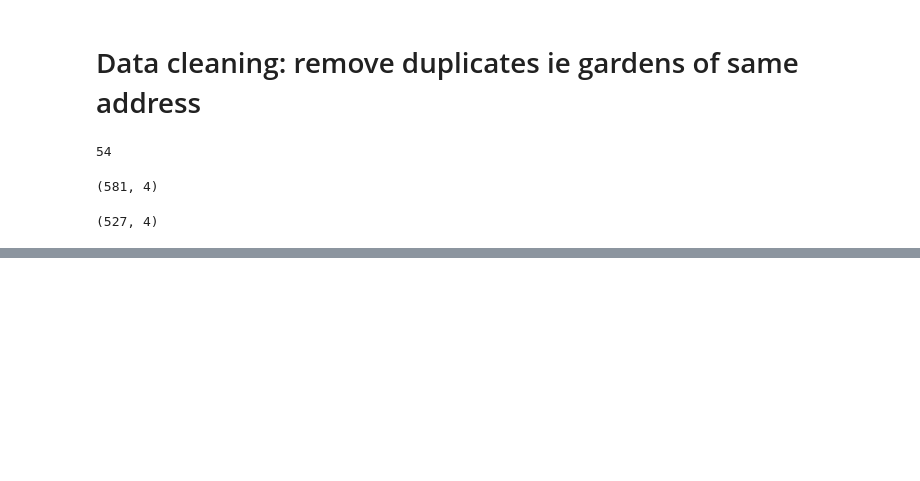
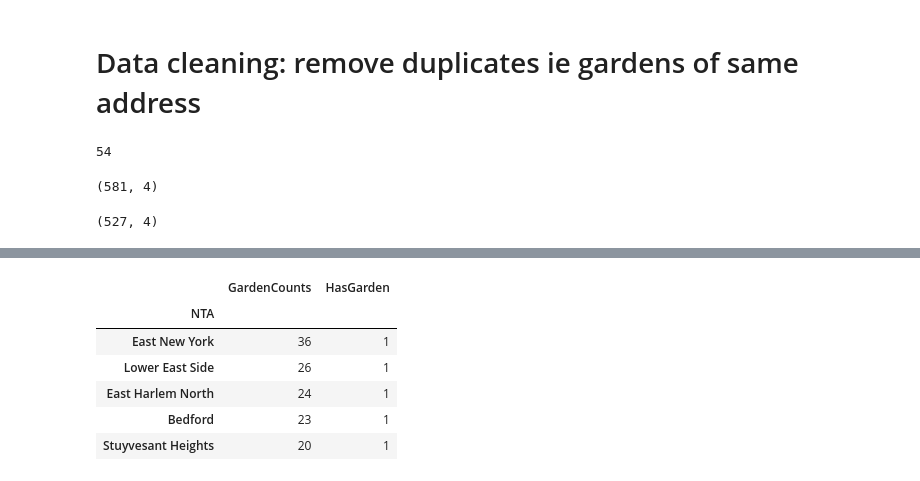
Before and after one commit to leonaisabelle/CUSP-ADS-Project, a Jupyter notebook: preprocessing_notebooks/NYC_Combining_Gardens.ipynb, the cells around one changed output, grey strips where cells are left out. Drawn from its saved outputs; the diff is of its cells as text; code cells hidden in the pictures; blank space fills up the shorter version.

Commit message:
Add binary column for gardens

```diff
--- a/preprocessing_notebooks/NYC_Combining_Gardens.ipynb
+++ b/preprocessing_notebooks/NYC_Combining_Gardens.ipynb
@@ -361,0 +369,4 @@ gardens_combined.to_csv('../data/NYC_Community_Gardens_combined.csv')
+# %%
+# garden stats, avg num of gardens=5.489583
+gardens = gardens_combined
+gardens['NTA'].value_counts().describe()
@@ -361,0 +403,3 @@ gardens_combined.to_csv('../data/NYC_Community_Gardens_combined.csv')
+# %%
+garden_counts = gardens.NTA.value_counts().rename_axis('NTA').to_frame('GardenCounts')
+garden_counts.head()
@@ -361,0 +414,11 @@ gardens_combined.to_csv('../data/NYC_Community_Gardens_combined.csv')
+# %%
+garden_counts['HasGarden'] = garden_counts.GardenCounts.apply(lambda x: 1 if x>0 else 0) # but actually every NTA that appears here has at least one garden
+garden_counts.head()
+# %% [output]
+|  | GardenCounts | HasGarden |
+| NTA |  |  |
+| East New York | 36 | 1 |
+| Lower East Side | 26 | 1 |
+| East Harlem North | 24 | 1 |
+| Bedford | 23 | 1 |
+| Stuyvesant Heights | 20 | 1 |
```
Also changed, not shown: parts of 6 cells of this notebook, 1 other file.
